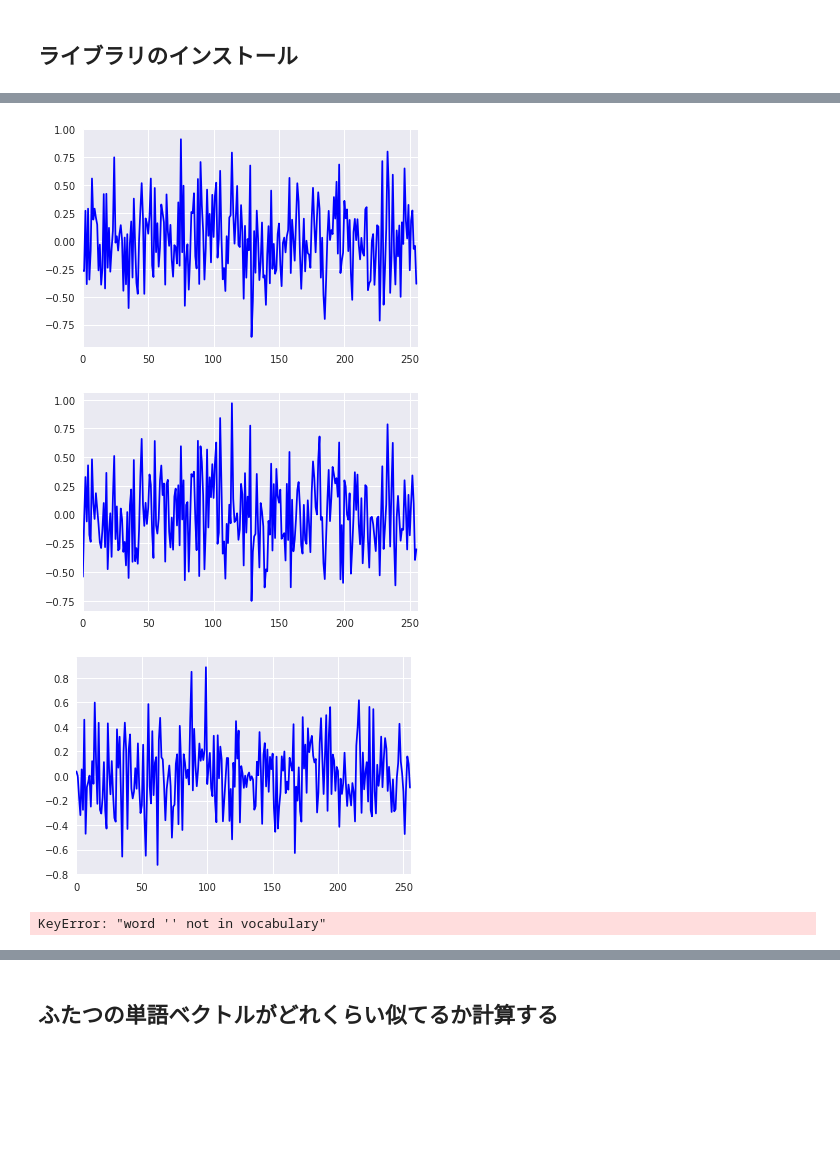
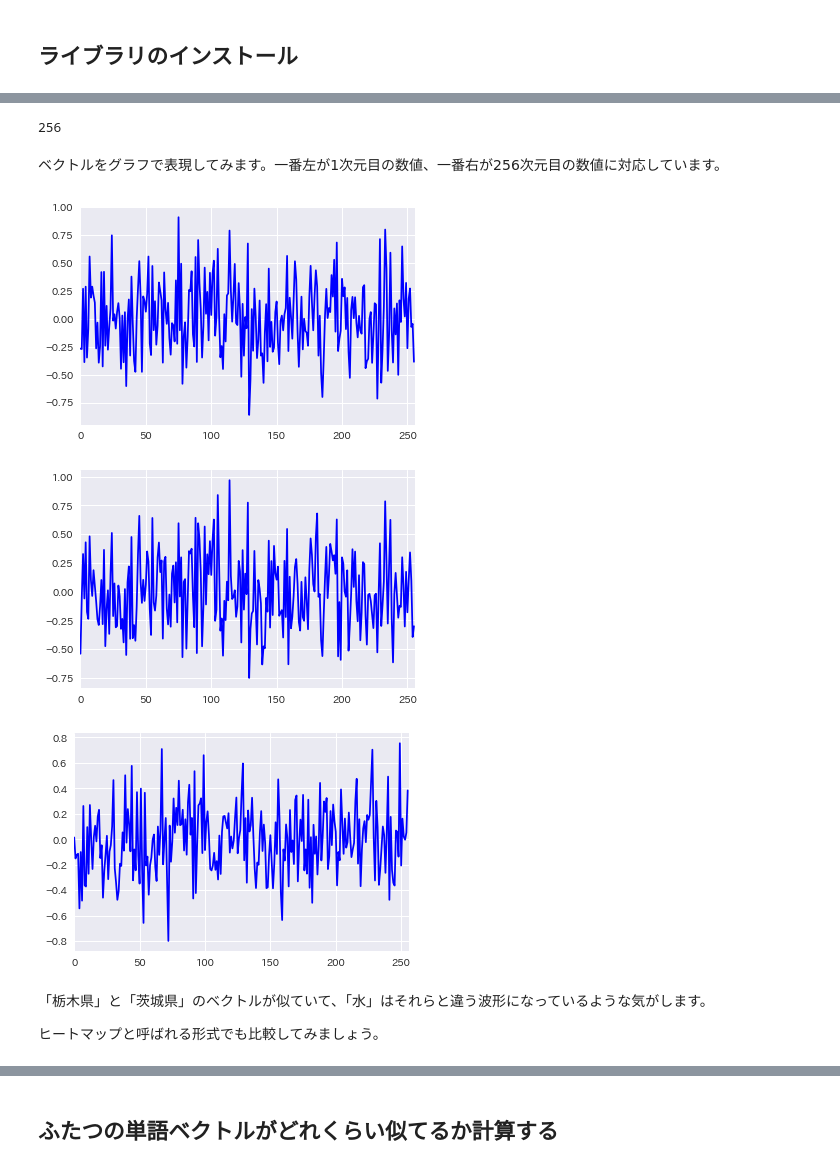
Before and after one commit to marukaz/wiki_vec, a Jupyter notebook: wiki_vec.ipynb, the cells around one changed output, grey strips where cells are left out. Saved outputs shown, nothing was run; the diff lists cells and outputs as text; code cells hidden in the pictures; blank space fills up the shorter version.

Commit message:
fix explanation and font

```diff
--- a/wiki_vec.ipynb
+++ b/wiki_vec.ipynb
@@ -18,10 +18,4 @@ from os import path
 from scipy import signal
 from scipy import misc
 sns.set()
+plt.rcParams["font.family"] = 'IPAexGothic'
-# %%
-font_path = '/usr/share/fonts/truetype/fonts-japanese-mincho.ttf'
-fp = font_manager.FontProperties(fname=font_path)
-plt.rcParams["font.family"] = fp.get_name()
-
-#import matplotlib.font_manager
-#matplotlib.font_manager.findSystemFonts(fontpaths=None, fontext='ttf')
@@ -85,22 +49,30 @@ len(vec['栃木県'])
+# %%
+# len() によってベクトルの長さを測る
+
+len(vec['栃木県'])
+# %% [output]
+256
 # %%
 # 単語ベクトルを描画する関数を作る
 
 def plot_vector(x):
     plt.xlim(0, len(x))
     plt.plot(range(len(x)), x, 'b')
+# %% [markdown]
+ベクトルをグラフで表現してみます。一番左が1次元目の数値、一番右が256次元目の数値に対応しています。
 # %%
 plot_vector(vec['栃木県'])
 # %% [output]
-[figure, old version]
+[figure, new version]
 # %%
 plot_vector(vec['茨城県'])
 # %% [output]
-[figure, old version]
+[figure, new version]
 # %%
-plot_vector(vec['コンピュータ'])
+plot_vector(vec['水'])
 # %% [output]
-[figure, old version]
+[figure, new version]
-# %%
-plot_vector(vec[''])
-# %% [output]
-KeyError: "word '' not in vocabulary"
+# %% [markdown]
+「栃木県」と「茨城県」のベクトルが似ていて、「水」はそれらと違う波形になっているような気がします。
+
+ヒートマップと呼ばれる形式でも比較してみましょう。
```
Also changed, not shown: parts of 14 cells of this notebook.
